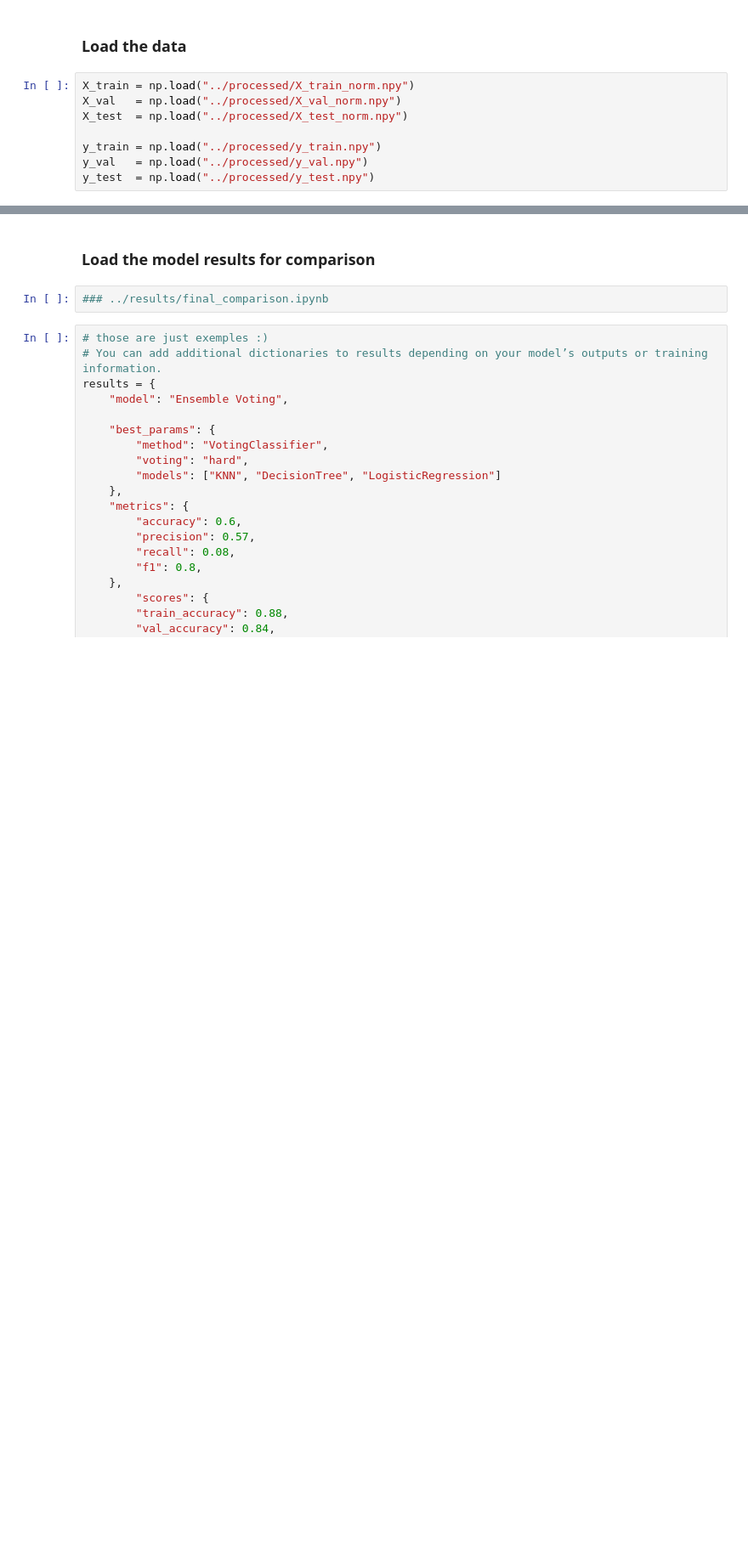
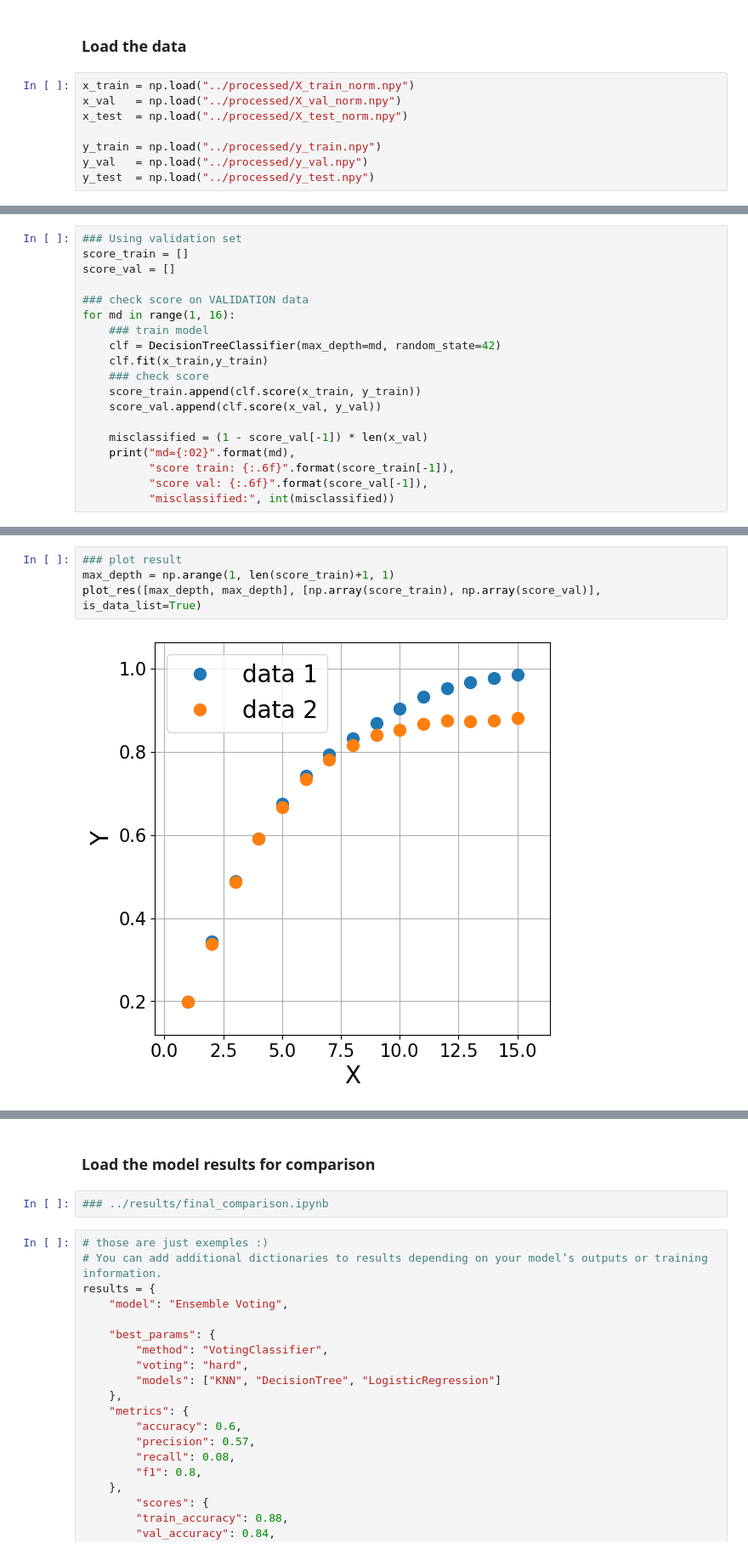
Before and after one commit to leyla-louache/mnist-project, a Jupyter notebook: notebooks/04_ensemble.ipynb, the cells around one changed output, grey strips where cells are left out. Shown at 85% size. Saved outputs shown, nothing was run; the diff lists cells and outputs as text; blank space fills up the shorter version.

```diff
--- a/notebooks/04_ensemble.ipynb
+++ b/notebooks/04_ensemble.ipynb
@@ -10,9 +51,9 @@ os.makedirs("../results", exist_ok=True)
 # %% [markdown]
 ### Load the data
 # %%
-X_train = np.load("../processed/X_train_norm.npy")
-X_val   = np.load("../processed/X_val_norm.npy")
-X_test  = np.load("../processed/X_test_norm.npy")
+x_train = np.load("../processed/X_train_norm.npy")
+x_val   = np.load("../processed/X_val_norm.npy")
+x_test  = np.load("../processed/X_test_norm.npy")
 
 y_train = np.load("../processed/y_train.npy")
 y_val   = np.load("../processed/y_val.npy")
@@ -28,0 +216,19 @@ X_test: (10000, 784)
+# %%
+### Using validation set
+score_train = []
+score_val = []
+
+### check score on VALIDATION data
+for md in range(1, 16):
+    ### train model
+    clf = DecisionTreeClassifier(max_depth=md, random_state=42)
+    clf.fit(x_train,y_train)
+    ### check score
+    score_train.append(clf.score(x_train, y_train))
+    score_val.append(clf.score(x_val, y_val))
+
+    misclassified = (1 - score_val[-1]) * len(x_val)
+    print("md={:02}".format(md),
+          "score train: {:.6f}".format(score_train[-1]),
+          "score val: {:.6f}".format(score_val[-1]),
+          "misclassified:", int(misclassified))
@@ -28,0 +251,6 @@ X_test: (10000, 784)
+# %%
+### plot result
+max_depth = np.arange(1, len(score_train)+1, 1)
+plot_res([max_depth, max_depth], [np.array(score_train), np.array(score_val)], is_data_list=True)
+# %% [output]
+[figure, added]
```
Also changed, not shown: parts of 30 cells of this notebook.
